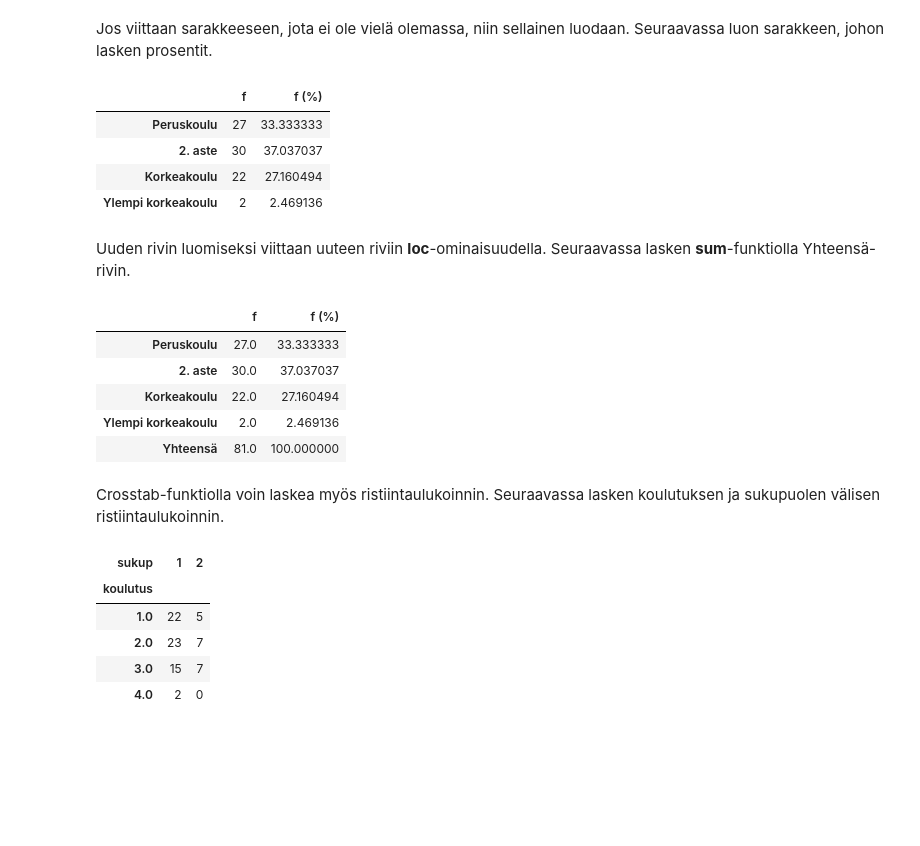
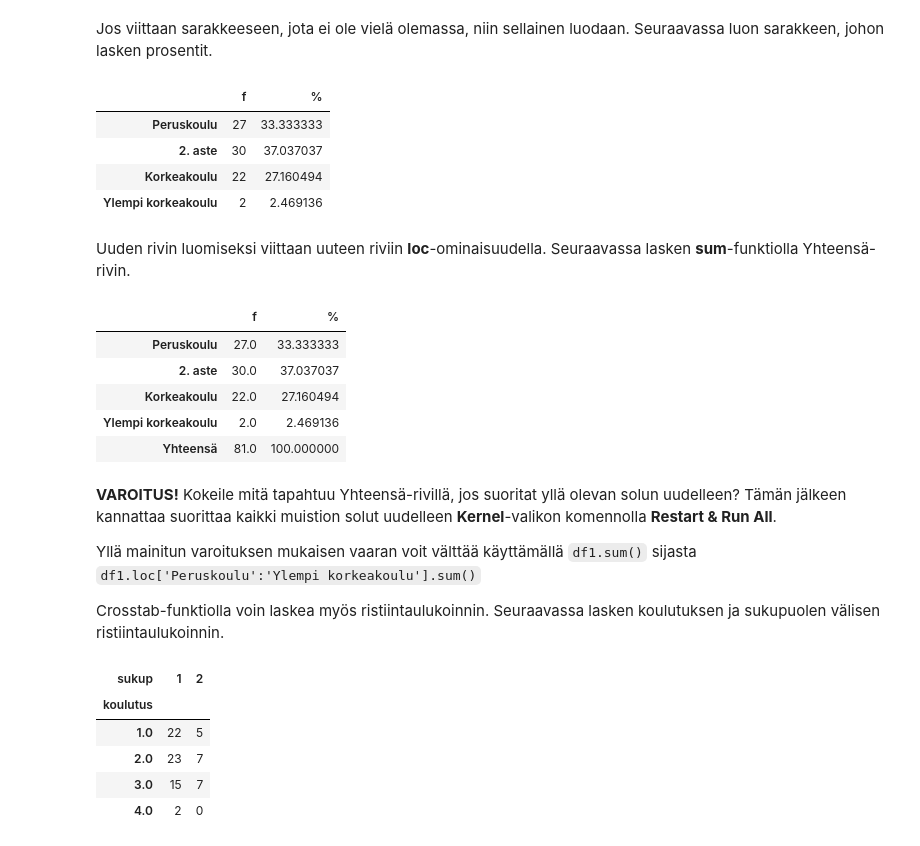
Before and after one commit to taanila/kuvaileva, a Jupyter notebook: pandas1.ipynb, the cells around one changed output. Drawn from its saved outputs; the diff is of its cells as text; code cells hidden in the pictures; blank space fills up the shorter version.

```diff
--- a/pandas1.ipynb
+++ b/pandas1.ipynb
@@ -232,14 +236,14 @@ df1
 Jos viittaan sarakkeeseen, jota ei ole vielä olemassa, niin sellainen luodaan. Seuraavassa luon sarakkeen, johon lasken prosentit.
 # %%
 # Havaintojen lukumäärä
-n = df1.sum()
+n = df1['f'].sum()
 
-# Lisään f (%) -sarakkeen
-df1['f (%)'] = df1 / n * 100
+# Lisään %-sarakkeen
+df1['%'] = df1['f']/n*100
 
 df1
 # %% [output]
-|  | f | f (%) |
+|  | f | % |
 | Peruskoulu | 27 | 33.333333 |
 | 2. aste | 30 | 37.037037 |
 | Korkeakoulu | 22 | 27.160494 |
@@ -250,13 +254,17 @@ Uuden rivin luomiseksi viittaan uuteen riviin **loc**-ominaisuudella. Seuraavass
 df1.loc['Yhteensä'] = df1.sum()
 df1
 # %% [output]
-|  | f | f (%) |
+|  | f | % |
 | Peruskoulu | 27.0 | 33.333333 |
 | 2. aste | 30.0 | 37.037037 |
 | Korkeakoulu | 22.0 | 27.160494 |
 | Ylempi korkeakoulu | 2.0 | 2.469136 |
 | Yhteensä | 81.0 | 100.000000 |
 # %% [markdown]
+**VAROITUS!** Kokeile mitä tapahtuu Yhteensä-rivillä, jos suoritat yllä olevan solun uudelleen? Tämän jälkeen kannattaa suorittaa kaikki muistion solut uudelleen **Kernel**-valikon komennolla **Restart & Run All**.
+
+Yllä mainitun varoituksen mukaisen vaaran voit välttää käyttämällä `df1.sum()` sijasta `df1.loc['Peruskoulu':'Ylempi korkeakoulu'].sum()`
+
 Crosstab-funktiolla voin laskea myös ristiintaulukoinnin. Seuraavassa lasken koulutuksen ja sukupuolen välisen ristiintaulukoinnin.
 # %%
 df2 = pd.crosstab(df['koulutus'], df['sukup'])
```
Also changed, not shown: parts of 11 cells of this notebook.
